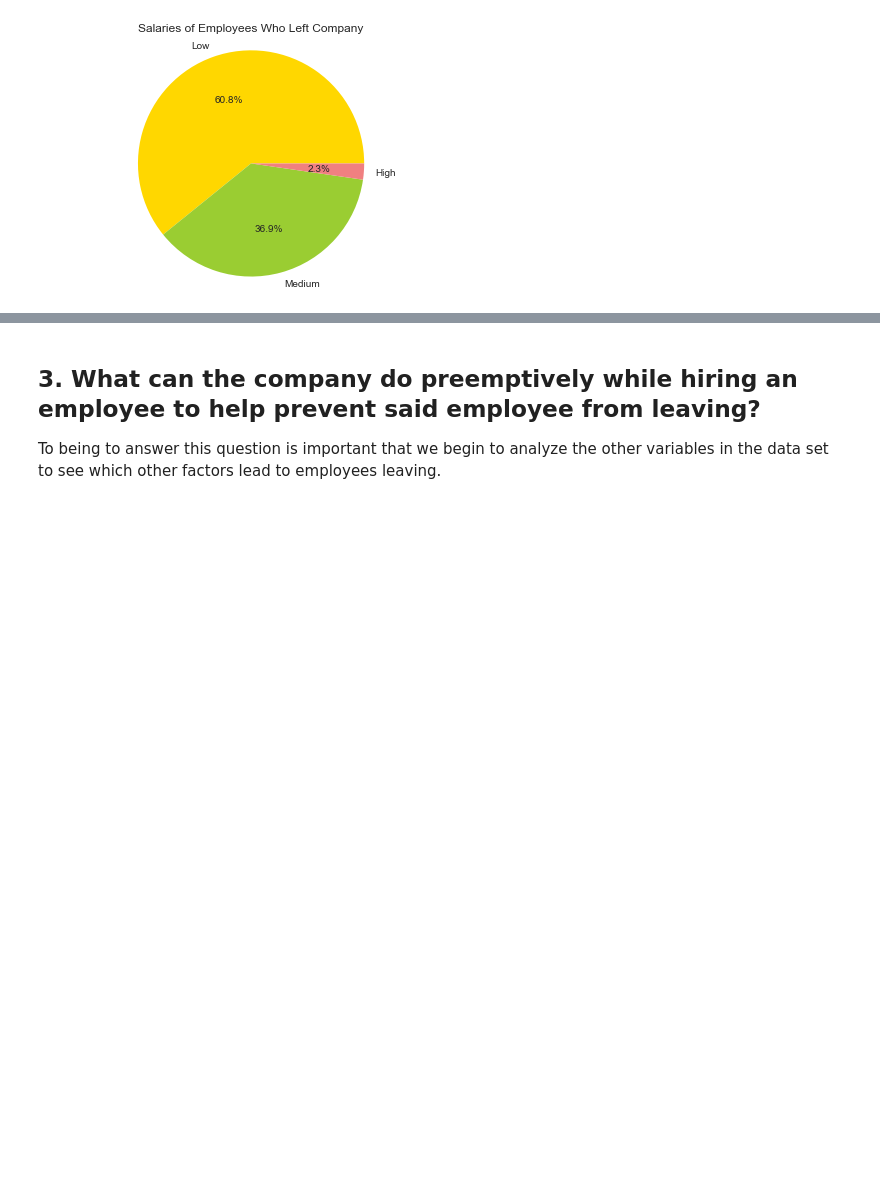
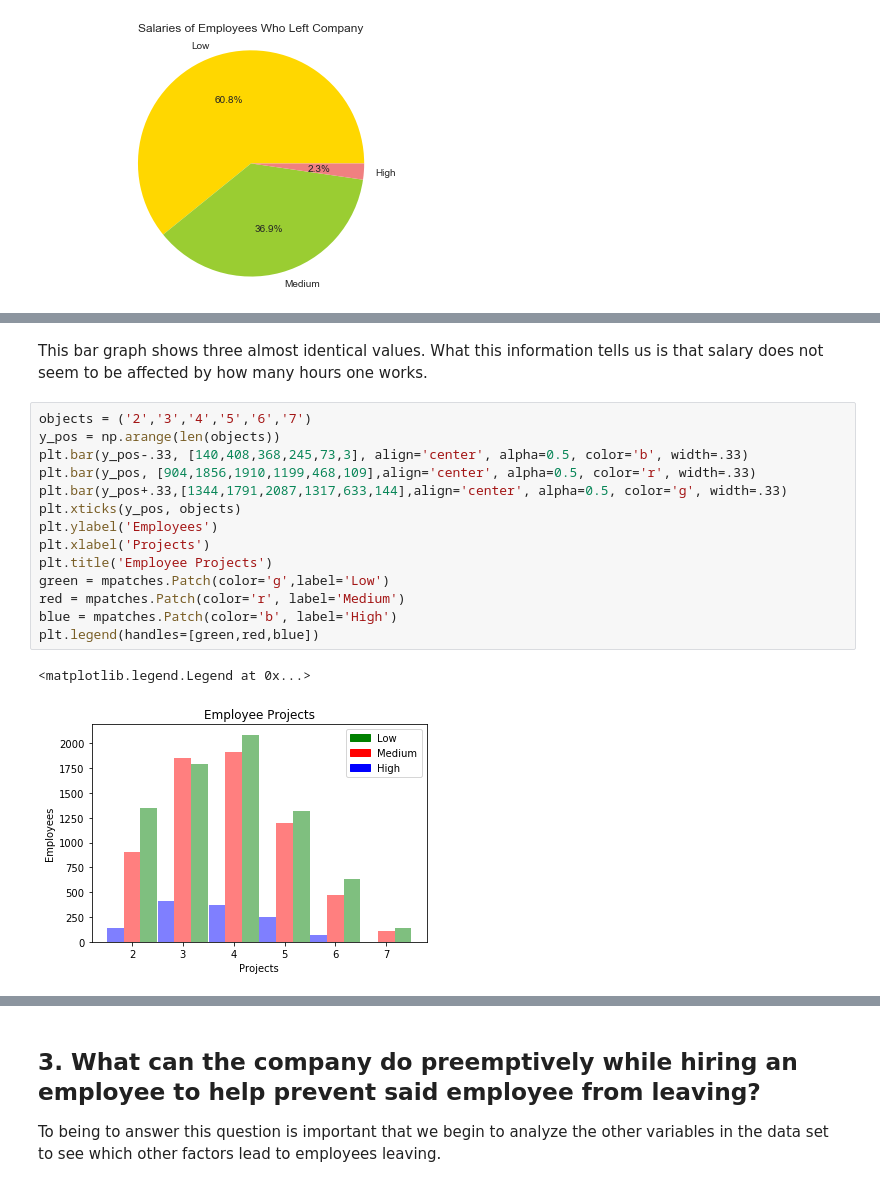
Before and after one commit to conb1299/Draft-1, a Jupyter notebook: Draft 1.ipynb, the cells around one changed output, grey strips where cells are left out. Drawn from its saved outputs; the diff is of its cells as text; blank space fills up the shorter version.

```diff
--- a/Draft 1.ipynb
+++ b/Draft 1.ipynb
@@ -272,0 +306,19 @@ Based on this information we can reasonably state that if the company allocated
+# %% [markdown]
+This bar graph shows three almost identical values. What this information tells us is that salary does not seem to be affected by how many hours one works.
+# %%
+objects = ('2','3','4','5','6','7')
+y_pos = np.arange(len(objects))
+plt.bar(y_pos-.33, [140,408,368,245,73,3], align='center', alpha=0.5, color='b', width=.33)
+plt.bar(y_pos, [904,1856,1910,1199,468,109],align='center', alpha=0.5, color='r', width=.33)
+plt.bar(y_pos+.33,[1344,1791,2087,1317,633,144],align='center', alpha=0.5, color='g', width=.33)
+plt.xticks(y_pos, objects)
+plt.ylabel('Employees')
+plt.xlabel('Projects')
+plt.title('Employee Projects')
+green = mpatches.Patch(color='g',label='Low')
+red = mpatches.Patch(color='r', label='Medium')
+blue = mpatches.Patch(color='b', label='High')
+plt.legend(handles=[green,red,blue])
+# %% [output]
+<matplotlib.legend.Legend at 0x...>
+[figure, added]
```
Also changed, not shown: parts of 9 cells of this notebook.
